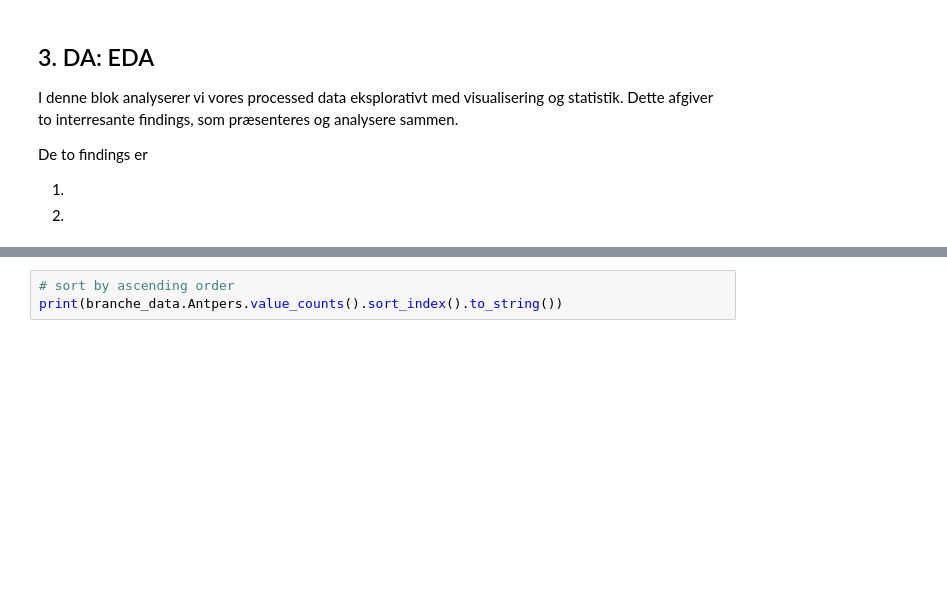
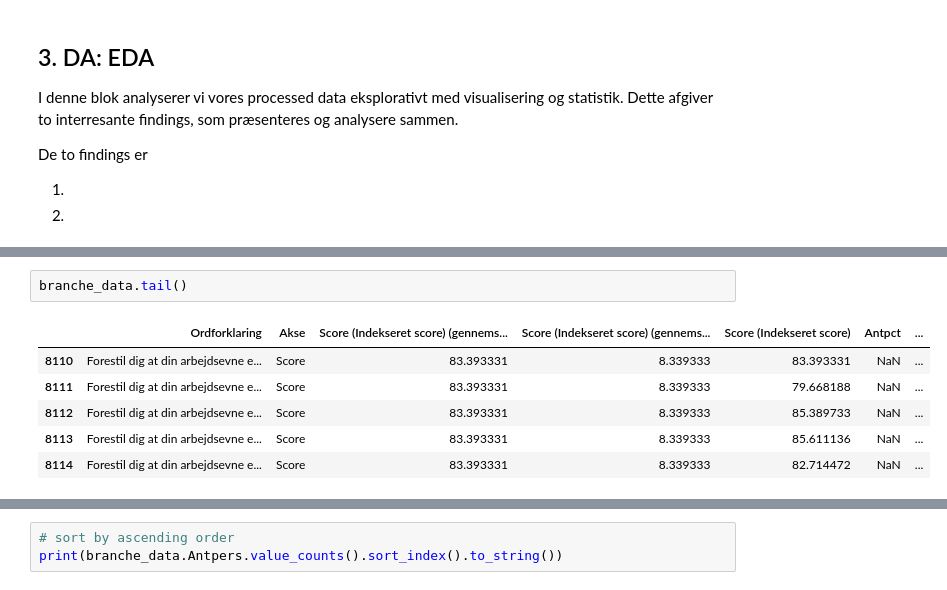
Before and after one commit to albertbanke/Case, a Jupyter notebook: analyse/analyse.ipynb, the cells around one changed output, grey strips where cells are left out. Saved outputs shown, nothing was run; the diff lists cells and outputs as text; blank space fills up the shorter version.

```diff
--- a/analyse/analyse.ipynb
+++ b/analyse/analyse.ipynb
@@ -426,0 +416,9 @@ Text(0.5, 1.0, 'Distribution of Respondents per Survey Question')
+# %%
+branche_data.tail()
+# %% [output]
+|  | Ordforklaring | Akse | Score (Indekseret score) (gennems... | Score (Indekseret score) (gennems... | Score (Indekseret score) | Antpct | ... |
+| 8110 | Forestil dig at din arbejdsevne e... | Score | 83.393331 | 8.339333 | 83.393331 | NaN | ... |
+| 8111 | Forestil dig at din arbejdsevne e... | Score | 83.393331 | 8.339333 | 79.668188 | NaN | ... |
+| 8112 | Forestil dig at din arbejdsevne e... | Score | 83.393331 | 8.339333 | 85.389733 | NaN | ... |
+| 8113 | Forestil dig at din arbejdsevne e... | Score | 83.393331 | 8.339333 | 85.611136 | NaN | ... |
+| 8114 | Forestil dig at din arbejdsevne e... | Score | 83.393331 | 8.339333 | 82.714472 | NaN | ... |
```
Also changed, not shown: parts of 6 cells of this notebook.
